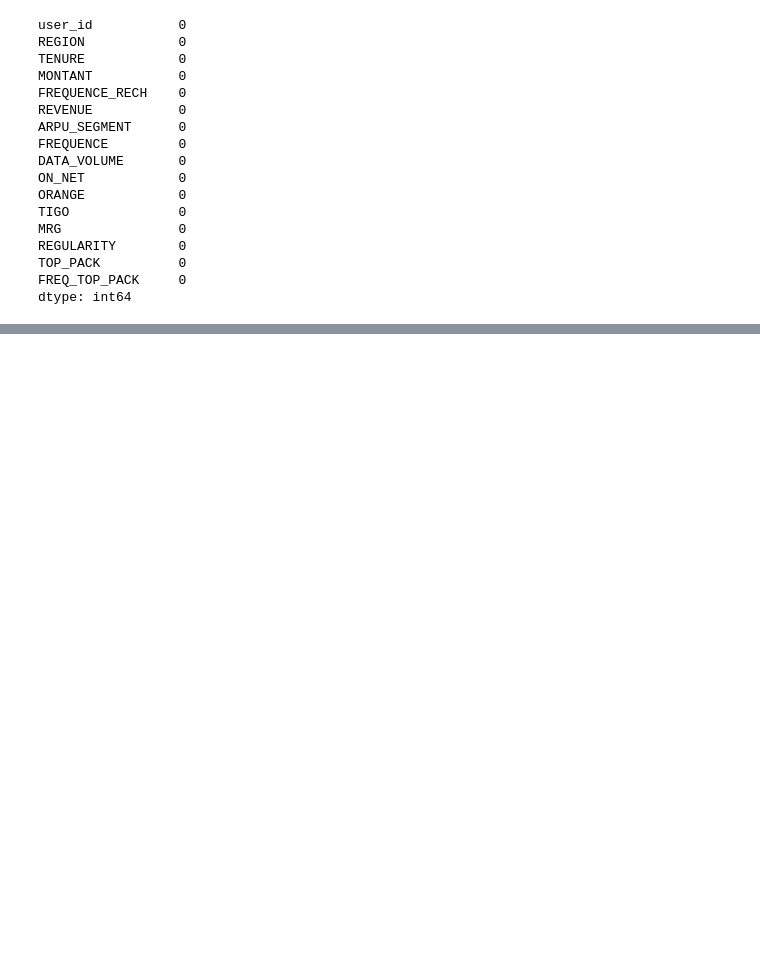
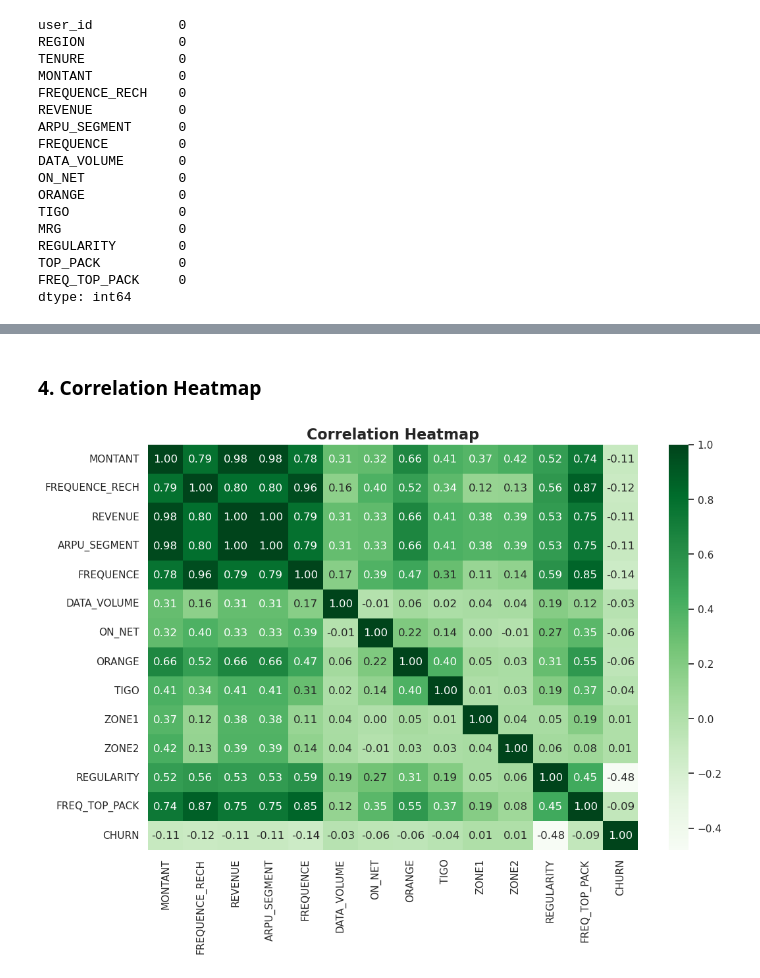
Before and after one commit to elishastanley/Customer-Churn-Prediction-Challenge-For-Azubian, a Jupyter notebook: Notebook/churn.ipynb, the cells around one changed output, grey strips where cells are left out. Cells and saved outputs as stored; diff of their text form; code cells hidden in the pictures; blank space fills up the shorter version.

```diff
--- a/Notebook/churn.ipynb
+++ b/Notebook/churn.ipynb
@@ -206,0 +261,11 @@ dtype: int64
+# %% [markdown]
+### 4. Correlation Heatmap
+# %%
+
+numeric_data = train.select_dtypes(include=['float64', 'int64'])
+plt.figure(figsize=(12, 8))
+sns.heatmap(numeric_data.corr(), annot=True, cmap='Greens', fmt='.2f')
+plt.title('Correlation Heatmap', fontsize=16, weight='bold')
+plt.show()
+# %% [output]
+[figure, added]
```
Also changed, not shown: parts of 21 cells of this notebook.
